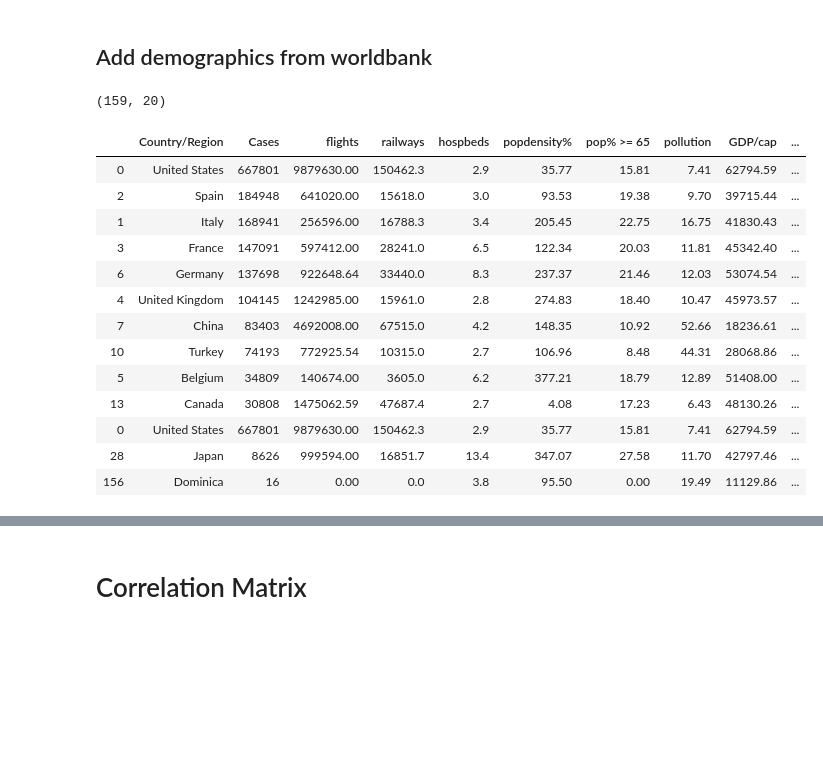
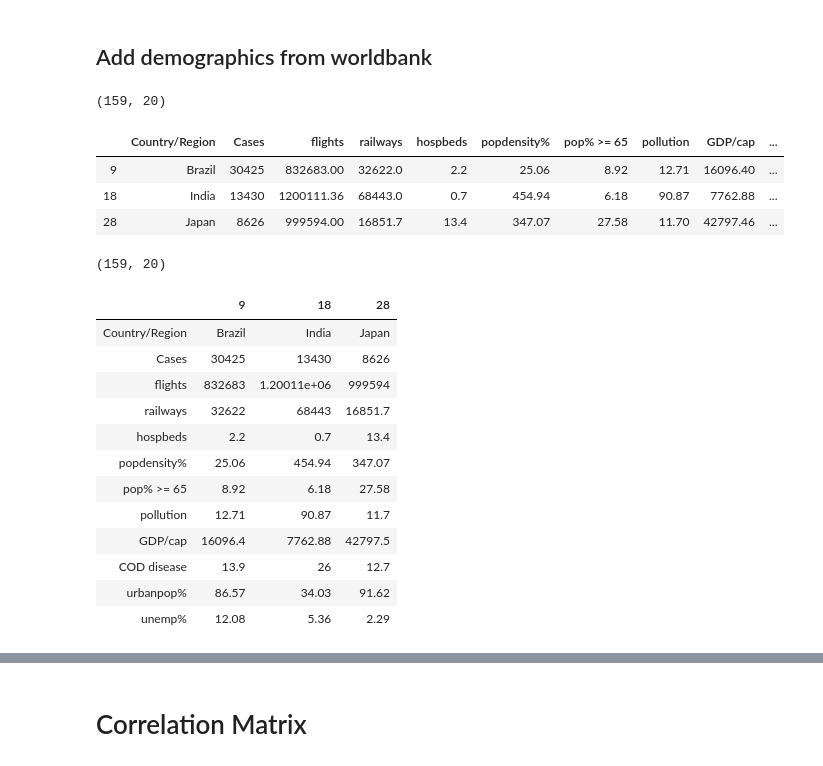
Before and after one commit to dougfoo/machineLearning, a Jupyter notebook: covid/COVID-global-clustering.ipynb, the cells around one changed output, grey strips where cells are left out. Saved outputs shown, nothing was run; the diff lists cells and outputs as text; code cells hidden in the pictures; blank space fills up the shorter version.

```diff
--- a/covid/COVID-global-clustering.ipynb
+++ b/covid/COVID-global-clustering.ipynb
@@ -167,48 +167,55 @@ def add_metric(indicator, colname, dfm, year='2019', debug=True):
 # unemployment http://api.worldbank.org/v2/en/indicator/SL.UEM.TOTL.ZS?downloadformat=csv
 # urban pop% http://api.worldbank.org/v2/en/indicator/SP.URB.TOTL.IN.ZS?downloadformat=csv
 # pollution EN.ATM.PM25.MC.M3
 # slum% indicator/ EN.POP.SLUM.UR.ZS
 
 df_gmerged3 = df_gmerged.copy()  # df_gmerged2 no longer needed
 
 df_gmerged3 = add_metric('IS.AIR.DPRT', 'flights', df_gmerged3, year='2019', debug=False)
 df_gmerged3 = add_metric('EN.ATM.PM25.MC.M3', 'pollution', df_gmerged3, year='2019', debug=False)
 df_gmerged3 = add_metric('SL.UEM.TOTL.ZS', 'unemp%', df_gmerged3, year='2019', debug=False)
 df_gmerged3 = add_metric('SH.MED.BEDS.ZS', 'hospbeds', df_gmerged3, year='2019', debug=False)
 df_gmerged3 = add_metric('IS.RRS.TOTL.KM', 'railways', df_gmerged3, year='2019', debug=False)
 df_gmerged3 = add_metric('SP.URB.TOTL.IN.ZS', 'urbanpop%', df_gmerged3, year='2019', debug=False)
 df_gmerged3 = add_metric('EN.POP.SLUM.UR.ZS', 'slum%', df_gmerged3, year='2019', debug=False)
 df_gmerged3 = add_metric('EN.POP.DNST', 'popdensity%', df_gmerged3, year='2019', debug=False)
 df_gmerged3 = add_metric('NY.GDP.PCAP.PP.CD', 'GDP/cap', df_gmerged3, year='2019', debug=False)
 df_gmerged3 = add_metric('SE.ADT.LITR.ZS', 'literacy', df_gmerged3, year='2019', debug=False)
 df_gmerged3 = add_metric('FR.INR.DPST', 'deposit rate', df_gmerged3, year='2019', debug=False)
 df_gmerged3 = add_metric('SH.DTH.COMM.ZS', 'COD disease', df_gmerged3, year='2019', debug=False)
 df_gmerged3 = add_metric('SH.IMM.IDPT', 'DTP immunized', df_gmerged3, year='2019', debug=False)
 df_gmerged3 = add_metric('SP.POP.65UP.TO.ZS', 'pop% >= 65', df_gmerged3, year='2019', debug=False)
 df_gmerged3 = add_metric('TG.VAL.TOTL.GD.ZS', 'trade%', df_gmerged3, year='2019', debug=False)
 
 
 df_gmerged3 = df_gmerged3.sort_values(by='Cases', ascending=False).drop(columns=['Year'])
 
-df_x = pd.concat([df_gmerged3.head(10), df_gmerged3[df_gmerged3['Country/Region'].isin(['Japan','United States','Dominica'])]], axis=0)
+df_x = pd.concat([df_gmerged3.head(0), df_gmerged3[df_gmerged3['Country/Region'].isin(['Japan','Brazil','India'])]], axis=0)
 
-display(df_gmerged3.shape, df_x[['Country/Region','Cases','flights','railways','hospbeds','popdensity%','pop% >= 65','pollution','GDP/cap','COD disease','urbanpop%','unemp%']])
+display(df_gmerged3.shape, df_x[['Country/Region','Cases','flights','railways','hospbeds','popdensity%','pop% >= 65','pollution','GDP/cap','COD disease','urbanpop%','unemp%']].transpose())
 # %% [output]
 (159, 20)
 |  | Country/Region | Cases | flights | railways | hospbeds | popdensity% | pop% >= 65 | pollution | GDP/cap | ... |
-| 0 | United States | 667801 | 9879630.00 | 150462.3 | 2.9 | 35.77 | 15.81 | 7.41 | 62794.59 | ... |
-| 2 | Spain | 184948 | 641020.00 | 15618.0 | 3.0 | 93.53 | 19.38 | 9.70 | 39715.44 | ... |
-| 1 | Italy | 168941 | 256596.00 | 16788.3 | 3.4 | 205.45 | 22.75 | 16.75 | 41830.43 | ... |
-| 3 | France | 147091 | 597412.00 | 28241.0 | 6.5 | 122.34 | 20.03 | 11.81 | 45342.40 | ... |
-| 6 | Germany | 137698 | 922648.64 | 33440.0 | 8.3 | 237.37 | 21.46 | 12.03 | 53074.54 | ... |
-| 4 | United Kingdom | 104145 | 1242985.00 | 15961.0 | 2.8 | 274.83 | 18.40 | 10.47 | 45973.57 | ... |
-| 7 | China | 83403 | 4692008.00 | 67515.0 | 4.2 | 148.35 | 10.92 | 52.66 | 18236.61 | ... |
-| 10 | Turkey | 74193 | 772925.54 | 10315.0 | 2.7 | 106.96 | 8.48 | 44.31 | 28068.86 | ... |
-| 5 | Belgium | 34809 | 140674.00 | 3605.0 | 6.2 | 377.21 | 18.79 | 12.89 | 51408.00 | ... |
-| 13 | Canada | 30808 | 1475062.59 | 47687.4 | 2.7 | 4.08 | 17.23 | 6.43 | 48130.26 | ... |
-| 0 | United States | 667801 | 9879630.00 | 150462.3 | 2.9 | 35.77 | 15.81 | 7.41 | 62794.59 | ... |
+| 9 | Brazil | 30425 | 832683.00 | 32622.0 | 2.2 | 25.06 | 8.92 | 12.71 | 16096.40 | ... |
+| 18 | India | 13430 | 1200111.36 | 68443.0 | 0.7 | 454.94 | 6.18 | 90.87 | 7762.88 | ... |
 | 28 | Japan | 8626 | 999594.00 | 16851.7 | 13.4 | 347.07 | 27.58 | 11.70 | 42797.46 | ... |
-| 156 | Dominica | 16 | 0.00 | 0.0 | 3.8 | 95.50 | 0.00 | 19.49 | 11129.86 | ... |
+# %%
+display(df_gmerged3.shape, df_x[['Country/Region','Cases','flights','railways','hospbeds','popdensity%','pop% >= 65','pollution','GDP/cap','COD disease','urbanpop%','unemp%']].transpose())
+# %% [output]
+(159, 20)
+|  | 9 | 18 | 28 |
+| Country/Region | Brazil | India | Japan |
+| Cases | 30425 | 13430 | 8626 |
+| flights | 832683 | 1.20011e+06 | 999594 |
+| railways | 32622 | 68443 | 16851.7 |
+| hospbeds | 2.2 | 0.7 | 13.4 |
+| popdensity% | 25.06 | 454.94 | 347.07 |
+| pop% >= 65 | 8.92 | 6.18 | 27.58 |
+| pollution | 12.71 | 90.87 | 11.7 |
+| GDP/cap | 16096.4 | 7762.88 | 42797.5 |
+| COD disease | 13.9 | 26 | 12.7 |
+| urbanpop% | 86.57 | 34.03 | 91.62 |
+| unemp% | 12.08 | 5.36 | 2.29 |
 # %%
 # df_gmerged4 ready to go
 df_gmerged4 = df_gmerged3.copy()
```
Also changed, not shown: parts of 1 cell of this notebook, 1 other file.
